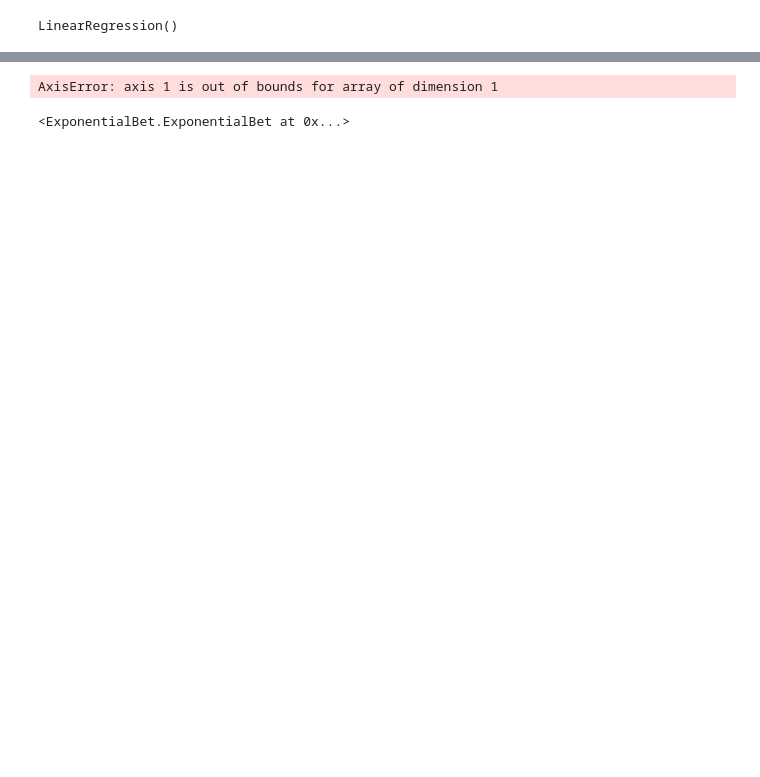
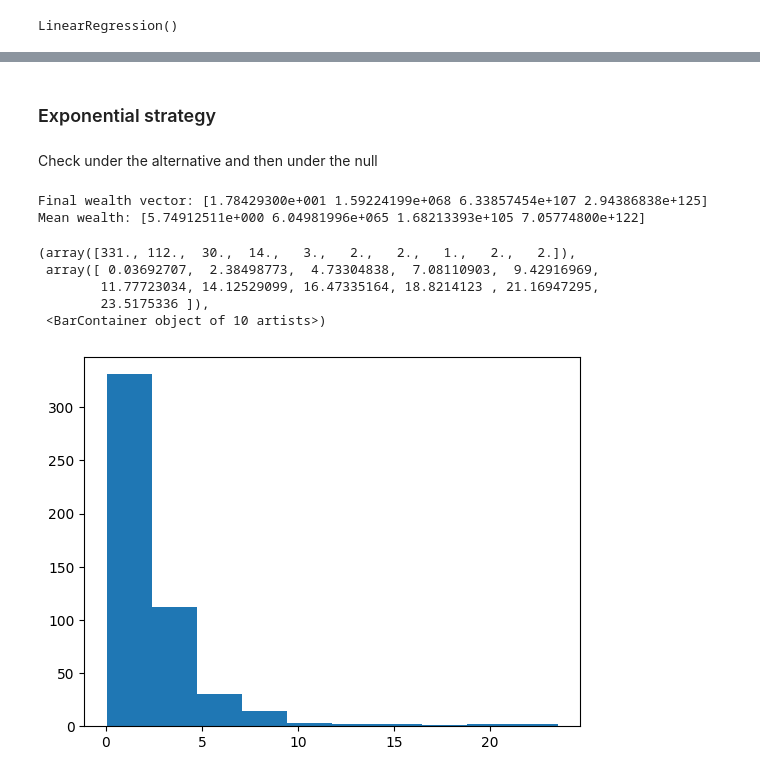
Before and after one commit to Antares01/sequential_ml_testing, a Jupyter notebook: src/testing_bets.ipynb, the cells around one changed output, grey strips where cells are left out. Saved outputs shown, nothing was run; the diff lists cells and outputs as text; code cells hidden in the pictures; blank space fills up the shorter version.

Commit message:
testing all e-values but the kde

```diff
--- a/src/testing_bets.ipynb
+++ b/src/testing_bets.ipynb
@@ -103,7 +62,7 @@ def sample_X_tilde(X_minus_j, j, Sigma, K=50):
 # 3. SETUP DATA
 # ----------------------------
 
-X, Y, Sigma, j = generate_data(beta_strength=2.0)
+X, Y, Sigma, j = generate_data(beta_strength=0.8)
 
 X_train, X_test, y_train, y_test = train_test_split(
     X, Y, test_size=0.5, random_state=0
@@ -121,18 +109,20 @@ LinearRegression()
+# %% [markdown]
+### Exponential strategy
+# %% [markdown]
+Check under the alternative and then under the null
 # %%
 # ----------------------------
 # 5. YOUR REAL STRATEGY
 # ----------------------------
+import numpy as np
+from ExponentialBet import ExponentialBet  # adjust import
+from utils import prepare_exponential_parameters
 
-from ExponentialBet import ExponentialBet  # adjust import
-
+etas = prepare_exponential_parameters(0.01, 2, 4)
 strategy = ExponentialBet(
-    parameters=np.array([0.5, 1.0, 2.0]),
+    parameters=etas,
     exact=True
 )
-
-
-# IMPORTANT: initialize state (if needed in your base class)
-#strategy.past_martingales = np.ones(len(strategy.parameters))
 
 
 # ----------------------------
@@ -145,42 +135,48 @@ K = 50
 n = len(X_test)
 
 wealth_path = []
+e_val_path_exp = []
 
 for t in range(0, n - batch, batch):
 
     X_batch = X_test[t:t+batch]
     y_batch = y_test[t:t+batch]
+
 
     X_minus_j = np.delete(X_batch, j, axis=1)
 
     # conditional samples of X_j | X_-j
     X_tilde = sample_X_tilde(X_minus_j, j, Sigma, K=K)
 
     # YOUR REAL CALL
-    w = strategy.wealth(
+    e_val_exp = strategy.e_value(
         model=model,
-        x=X_batch[:, [j]],
-        x_tildes=X_tilde,
+        x=X_batch,
+        x_j_tildes=X_tilde,
         y=y_batch,
-        z=X_minus_j
+        j=j
     )
-
+    e_val_path_exp.append(e_val_exp)
     strategy.update()
 
     wealth_path.append(strategy.past_martingales.copy())
 
 
 # ----------------------------
 # 7. RESULTS
 # ----------------------------
 
 wealth_path = np.array(wealth_path)
 
 print("Final wealth vector:", wealth_path[-1])
 print("Mean wealth:", wealth_path.mean(axis=0))
+plt.hist(e_val_path_exp)
 # %% [output]
-AxisError: axis 1 is out of bounds for array of dimension 1
+Final wealth vector: [1.78429300e+001 1.59224199e+068 6.33857454e+107 2.94386838e+125]
+Mean wealth: [5.74912511e+000 6.04981996e+065 1.68213393e+105 7.05774800e+122]
+(array([331., 112.,  30.,  14.,   3.,   2.,   2.,   1.,   2.,   2.]),
+ array([ 0.03692707,  2.38498773,  4.73304838,  7.08110903,  9.42916969,
+        11.77723034, 14.12529099, 16.47335164, 18.8214123 , 21.16947295,
+        23.5175336 ]),
+ <BarContainer object of 10 artists>)
+[figure, added]
-# %%
-exp_bet.e_value()
-# %% [output]
-<ExponentialBet.ExponentialBet at 0x...>
```
Also changed, not shown: parts of 19 cells of this notebook, 5 other files.
